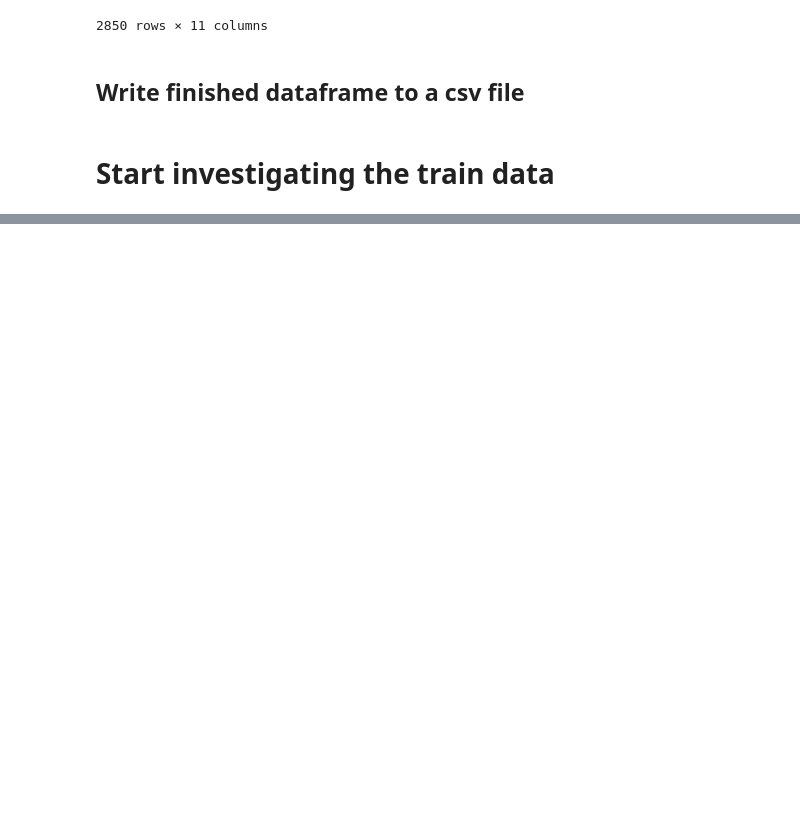
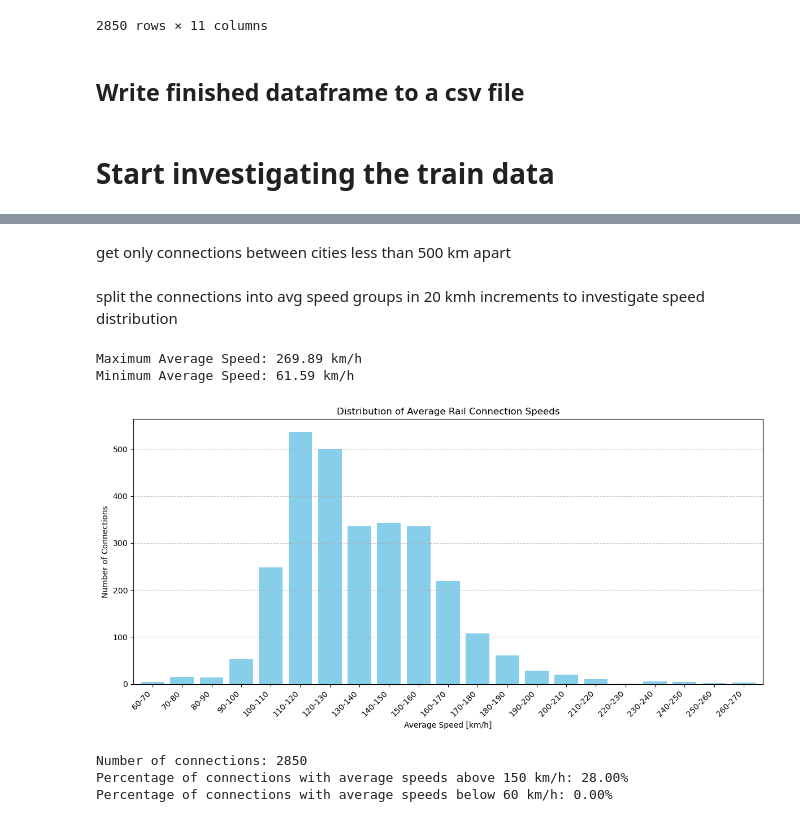
Before and after one commit to Niledough/DOPP_Exercise_2, a Jupyter notebook: dopp-air-and-rail.ipynb, the cells around one changed output, grey strips where cells are left out. Cells and saved outputs as stored; diff of their text form; code cells hidden in the pictures; blank space fills up the shorter version.

```diff
--- a/dopp-air-and-rail.ipynb
+++ b/dopp-air-and-rail.ipynb
@@ -1728,0 +1759,18 @@ average_train_travel_time.sort_values(by='total_travel_time_minutes', ascending=
+# %%
+## read clean data
+
+df_rail = pd.read_csv("data/train-data/df_trains.csv")
+
+#create connection column
+df_rail['connection'] = df_rail['city1'] + '-' + df_rail['city2']
+
+display(df_rail.head())
+
+#df_trains.info()
+
+df_air = pd.read_csv("data/air-data/df_air.csv")
+
+#adjust air_df column names for compatibility
+df_air = df_air.rename(columns={'City1':'city1', 'City2':'city2', 'Distance (km)':'distance_km', 'Air Travel Time (h)': 'total_travel_time_minutes'})
+df_air['total_travel_time_minutes'] = df_air['total_travel_time_minutes']*60
+#df_air.info()
@@ -1728,0 +1786,2 @@ average_train_travel_time.sort_values(by='total_travel_time_minutes', ascending=
+# %% [markdown]
+get only connections between cities less than 500 km apart
@@ -1728,0 +1790,60 @@ average_train_travel_time.sort_values(by='total_travel_time_minutes', ascending=
+# %% [markdown]
+split the connections into avg speed groups in 20 kmh increments to investigate speed distribution
+# %%
+# find min and max avg speed
+df_rail_sorted = df_rail.sort_values(by='average_speed', ascending=False)
+
+# Get the maximum average speed
+max_avg_speed = df_rail_sorted['average_speed'].iloc[0]
+print(f"Maximum Average Speed: {max_avg_speed} km/h")
+
+# Get the minimum average speed
+min_avg_speed = df_rail_sorted['average_speed'].iloc[-1]
+print(f"Minimum Average Speed: {min_avg_speed} km/h")
+
+
+
+# create avg_speed groups
+
+bins = np.arange(60,280,10) # bins for avg speed
+labels = [f"{bins[i]}-{bins[i+1]}" for i in range(len(bins)-1)]
+df_rail['speed_group'] = pd.cut(df_rail['average_speed'], bins=bins, labels=labels, right=False)
+
+speed_group_counts = df_rail['speed_group'].value_counts(sort=False)
+#print(speed_group_counts)
+
+plt.figure(figsize=(12, 6))
+speed_group_counts.plot(kind='bar', color='skyblue', width=0.8)
+plt.title("Distribution of Average Rail Connection Speeds")
+plt.ylabel('Number of Connections')
+plt.xlabel('Average Speed [km/h]')
+plt.xticks(rotation=45, ha='right')
+plt.grid(axis='y', linestyle='--', alpha=0.7)
+plt.tight_layout()
+plt.show()
+
+# calculate percentages
+# Calculate total number of connections
+total_connections_rail = len(df_rail)
+
+# Calculate the number of connections above 150 km/h
+connections_above_150 = df_rail[df_rail['average_speed'] > 150].shape[0]
+
+# Calculate the number of connections below 60 km/h
+connections_below_60 = df_rail[df_rail['average_speed'] < 60].shape[0]
+
+# Calculate percentages
+percentage_above_150 = (connections_above_150 / total_connections_rail) * 100
+percentage_below_60 = (connections_below_60 / total_connections_rail) * 100
+
+# Display results
+print(f"Number of connections: {total_connections_rail}")
+print(f"Percentage of connections with average speeds above 150 km/h: {percentage_above_150:.2f}%")
+print(f"Percentage of connections with average speeds below 60 km/h: {percentage_below_60:.2f}%")
+# %% [output]
+Maximum Average Speed: 269.89 km/h
+Minimum Average Speed: 61.59 km/h
+[figure, added]
+Number of connections: 2850
+Percentage of connections with average speeds above 150 km/h: 28.00%
+Percentage of connections with average speeds below 60 km/h: 0.00%
```
Also changed, not shown: parts of 47 cells of this notebook.
